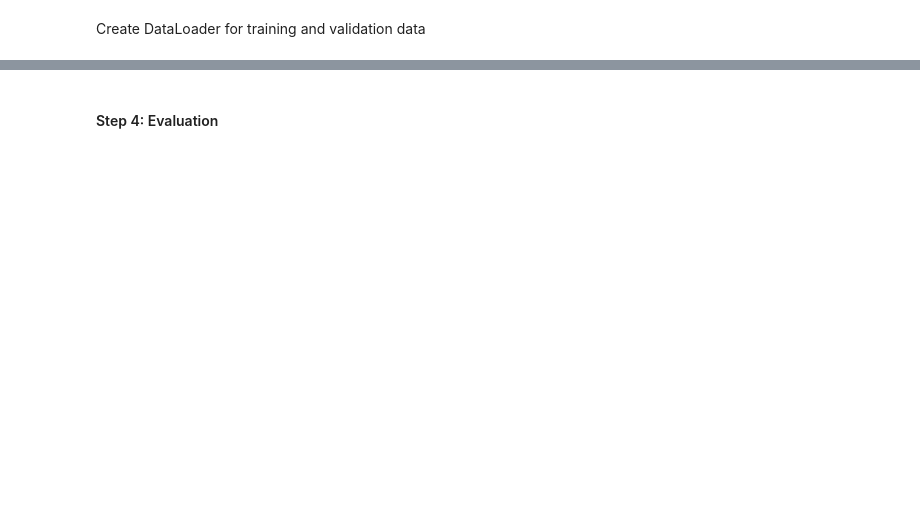
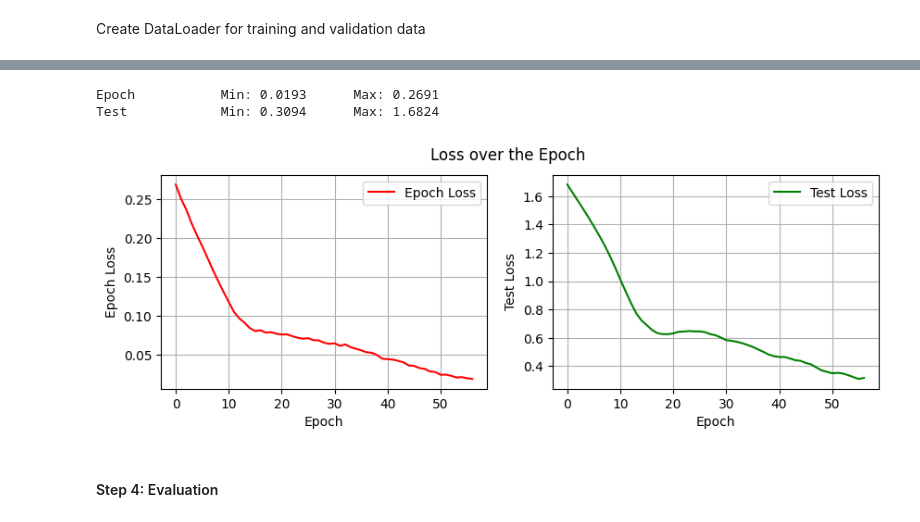
Before and after one commit to alfa-echo-niner-ait/loadlstm, a Jupyter notebook: base copy_emon.ipynb, the cells around one changed output, grey strips where cells are left out. Saved outputs shown, nothing was run; the diff lists cells and outputs as text; code cells hidden in the pictures; blank space fills up the shorter version.

```diff
--- a/base copy_emon.ipynb
+++ b/base copy_emon.ipynb
@@ -438,6 +423,7 @@ for epoch in range(num_epochs):
         epoch_loss += loss.item() * batch_X.size(0)
 
     avg_epoch_loss = epoch_loss / len(train_loader.dataset)
+    epoch_losses.append(avg_epoch_loss)
     print(f"Epoch [{epoch + 1}/{num_epochs}], Loss: {avg_epoch_loss:.4f}")
 
     # Validation phase
@@ -445,17 +431,20 @@ for epoch in range(num_epochs):
     with torch.no_grad():
         test_outputs = model(X_test_tensor)
         test_loss = mean_squared_error(y_test_tensor, test_outputs.squeeze())
+        test_losses.append(test_loss)
         print(f"Test Loss: {test_loss:.4f}")
 
+# Save the model
+torch.save(model.state_dict(), "lstm_model.pth")
         # Early stopping
-        if test_loss < best_loss:
-            best_loss = test_loss
-            patience_counter = 0
-            # Save the best model
-            torch.save(model.state_dict(), "best_lstm_model.pth")
-        else:
-            patience_counter += 1
-            if patience_counter >= patience:
-                print("Early stopping triggered")
-                break
+        # if test_loss < best_loss:
+        #     best_loss = test_loss
+        #     patience_counter = 0
+        #     # Save the best model
+        # else:
+        #     patience_counter += 1
+        #     if patience_counter >= patience:
+        #         print(f"Early stopping triggered at Epoch({epoch})")
+        #         # break
+        # print(f"Patience Counter: {patience_counter}")
 # %% [output]
@@ -478,0 +473,6 @@ Early stopping triggered
+# %%
+print(f"Epoch\t\tMin: {min(epoch_losses):.4f}\t Max: {max(epoch_losses):.4f}")
+print(f"Test\t\tMin: {min(test_losses):.4f}\t Max: {max(test_losses):.4f}")
+# %% [output]
+Epoch           Min: 0.0193      Max: 0.2691
+Test            Min: 0.3094      Max: 1.6824
@@ -479,3 +509,25 @@ Early stopping triggered
+# %%
+# Plot training & validation loss values
+plt.figure(figsize=(10, 3))
+plt.suptitle("Loss over the Epoch")
+
+plt.subplot(1, 2, 1)
+plt.plot(np.array(epoch_losses), color="r")
+plt.ylabel("Epoch Loss")
+plt.xlabel("Epoch")
+plt.legend(["Epoch Loss"], loc="upper right")
+plt.grid(True)
+
+plt.subplot(1, 2, 2)
+plt.plot(np.array(test_losses), color="g")
+plt.ylabel("Test Loss")
+plt.xlabel("Epoch")
+plt.legend(["Test Loss"], loc="upper right")
+plt.grid(True)
+
+plt.show()
+# %% [output]
+[figure, added]
 # %% [markdown]
 #### Step 4: Evaluation
 # %%
```
Also changed, not shown: parts of 13 cells of this notebook, 2 other files.
